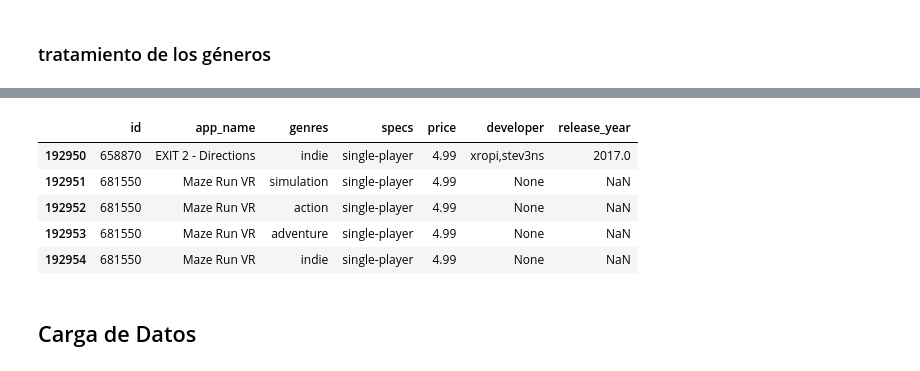
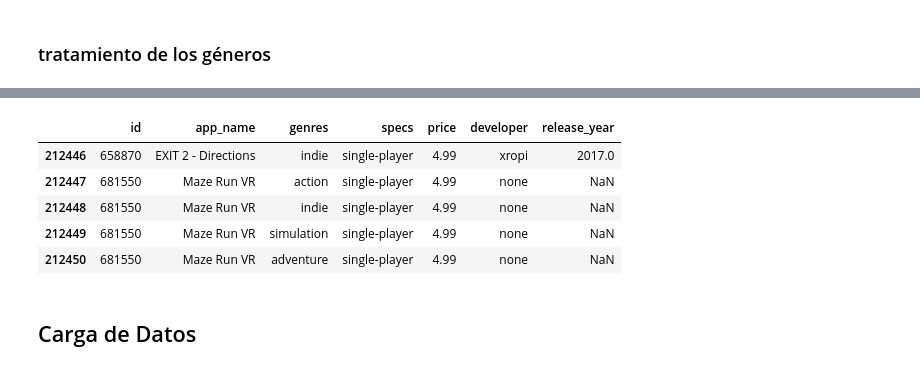
Before and after one commit to DataSciGina/VideoGameRecommender, a Jupyter notebook: ETL/ETL_steam_games.ipynb, the cells around one changed output, grey strips where cells are left out. Drawn from its saved outputs; the diff is of its cells as text; code cells hidden in the pictures.

Commit message:
Correcciones finales en ETL_steam_games
- se optimizó la información en la columna developers para reducir redundancias que puedan afectar al análisis de la información.

```diff
--- a/ETL/ETL_steam_games.ipynb
+++ b/ETL/ETL_steam_games.ipynb
@@ -508,0 +512,22 @@ df_steam.head(3)
+# %%
+norm_devs = {
+    'raven software': 'raven soft',
+    'ers g-studios': 'ers g',
+    'ers game studios': 'ers g',
+    'virtualrailroads': 'virtual railroads',
+    'bitsalive': 'b alive',
+    'spicyhorse': 'spicy horse',
+    'forbes': 'forbes consult',
+    'triangle service': 'triangle',
+    'mercurysteam': 'mercury steam',
+    'keen software house': 'keen',
+    'bigant studios': 'big ant',
+    'io-interactive a/s': 'io interactive',
+    'ortigames': 'ortisoft',
+    ' f/x': 'f x',
+    'tt games': 'tt soft',
+    ' a/s': ' a s',
+    '1c-softclub': '1c,softclub'
+}
+#recordar, si no hay una coma antes del string o antes del ", " no considerar
+#recordar que si una palabra es más larga y contiene un substring de una más corta, la segunda pierde validez (al menos si sigue con 'y' como trend, soft (que puede tener caracteres previos o posteriores))
@@ -508,0 +586,4 @@ df_steam.head(3)
+# %%
+# Aplicamos la función de normalización de los desarrolladores - co
+df_steam['new_devs'] = df_steam['developer'].apply(devs_normalize)
+df_steam.head(3)
@@ -509,18 +595,23 @@ df_steam.head(3)
+# %%
+# se reemplaza la columna developer por new_devs y esta última se elimina
+df_steam['developer'] = df_steam['new_devs']
+df_steam = df_steam.drop(columns=['new_devs'])
 # %%
-# desanidar los géneros y specs
+# desanidar los géneros, specs y developer
 df_steam = df_steam.explode('genres')
 df_steam = df_steam.explode('specs')
+df_steam = df_steam.explode('developer')
 df_steam.reset_index(drop=True, inplace=True)
 
 #mostrar últimos cinco elementows
 df_steam.tail()
 # %% [output]
 |  | id | app_name | genres | specs | price | developer | release_year |
-| 192950 | 658870 | EXIT 2 - Directions | indie | single-player | 4.99 | xropi,stev3ns | 2017.0 |
-| 192951 | 681550 | Maze Run VR | simulation | single-player | 4.99 | None | NaN |
-| 192952 | 681550 | Maze Run VR | action | single-player | 4.99 | None | NaN |
-| 192953 | 681550 | Maze Run VR | adventure | single-player | 4.99 | None | NaN |
-| 192954 | 681550 | Maze Run VR | indie | single-player | 4.99 | None | NaN |
+| 212446 | 658870 | EXIT 2 - Directions | indie | single-player | 4.99 | xropi | 2017.0 |
+| 212447 | 681550 | Maze Run VR | action | single-player | 4.99 | none | NaN |
+| 212448 | 681550 | Maze Run VR | indie | single-player | 4.99 | none | NaN |
+| 212449 | 681550 | Maze Run VR | simulation | single-player | 4.99 | none | NaN |
+| 212450 | 681550 | Maze Run VR | adventure | single-player | 4.99 | none | NaN |
 # %% [markdown]
 ## Carga de Datos
 # %% [markdown]
```
Also changed, not shown: parts of 17 cells of this notebook, 3 other files.
